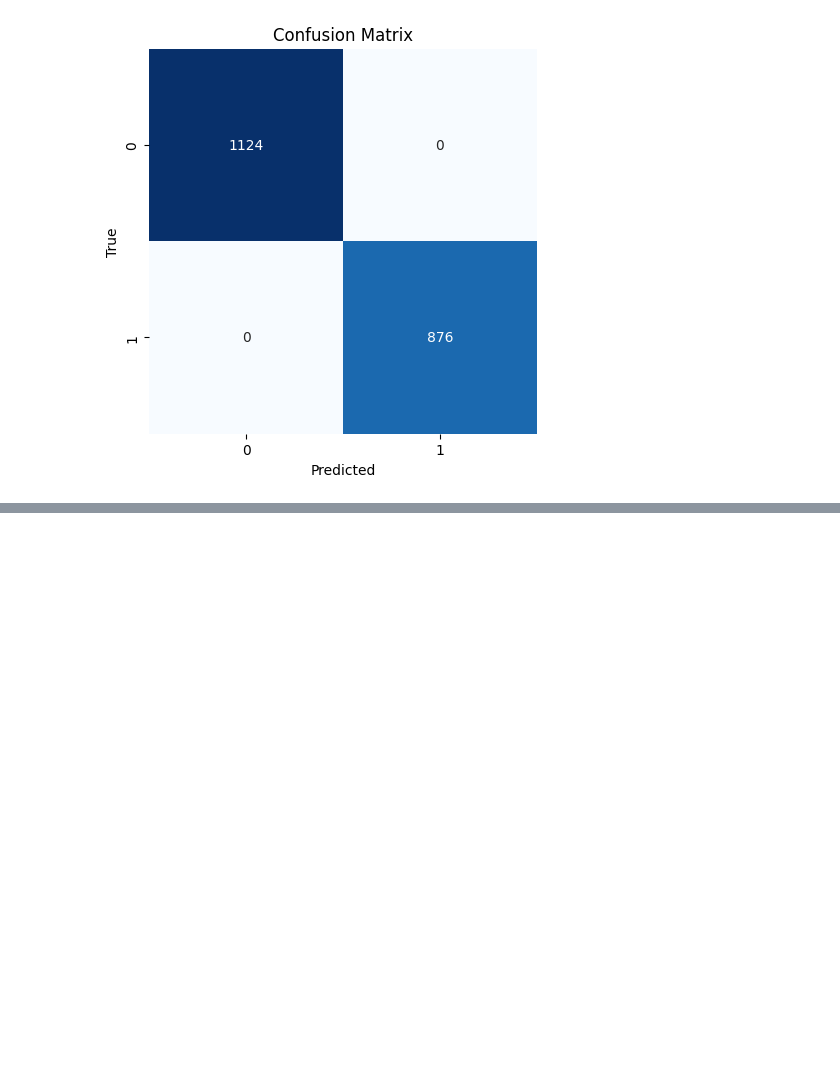
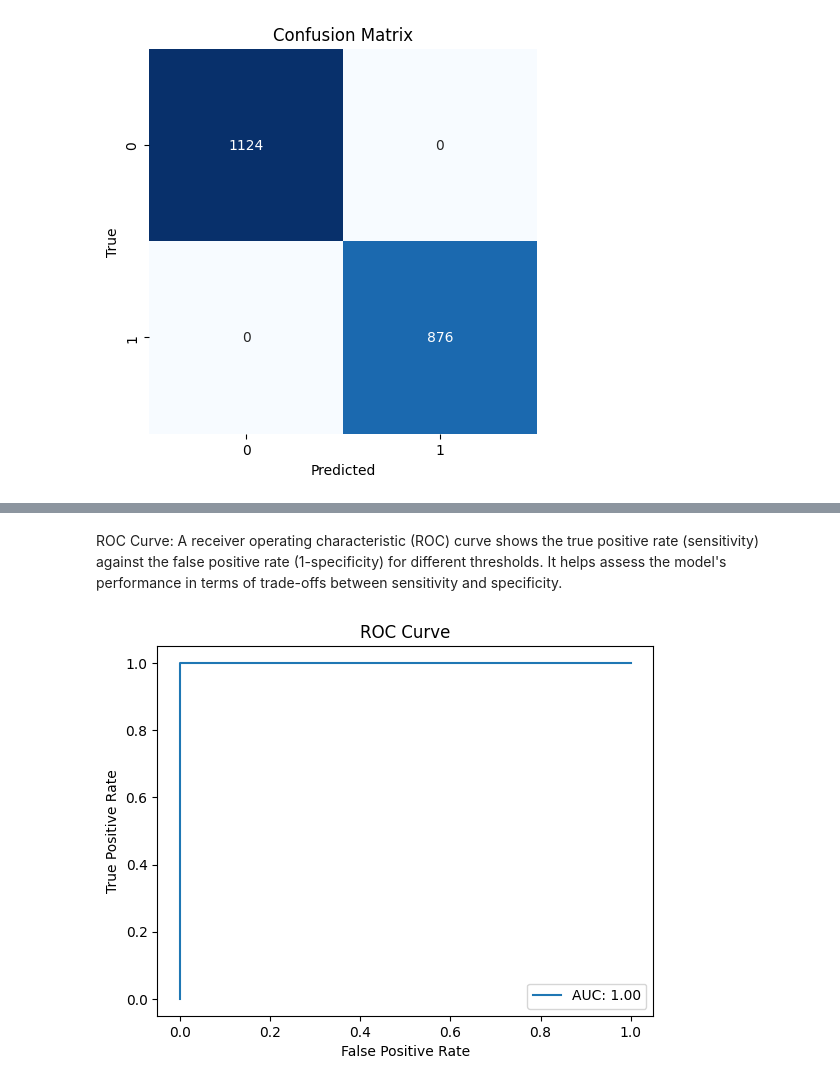
Before and after one commit to jungihong10/LSTM, a Jupyter notebook: LSTM.ipynb, the cells around one changed output, grey strips where cells are left out. Cells and saved outputs as stored; diff of their text form; code cells hidden in the pictures; blank space fills up the shorter version.

```diff
--- a/LSTM.ipynb
+++ b/LSTM.ipynb
@@ -122,0 +159,16 @@ plt.show()
+# %% [markdown]
+ROC Curve: A receiver operating characteristic (ROC) curve shows the true positive rate (sensitivity) against the false positive rate (1-specificity) for different thresholds. It helps assess the model's performance in terms of trade-offs between sensitivity and specificity.
+# %%
+from sklearn.metrics import roc_curve, roc_auc_score
+
+fpr, tpr, thresholds = roc_curve(y_test, y_scores)
+auc = roc_auc_score(y_test, y_scores)
+
+plt.plot(fpr, tpr, label='AUC: {:.2f}'.format(auc))
+plt.xlabel('False Positive Rate')
+plt.ylabel('True Positive Rate')
+plt.title('ROC Curve')
+plt.legend(loc='best')
+plt.show()
+# %% [output]
+[figure, added]
```
Also changed, not shown: parts of 6 cells of this notebook.
